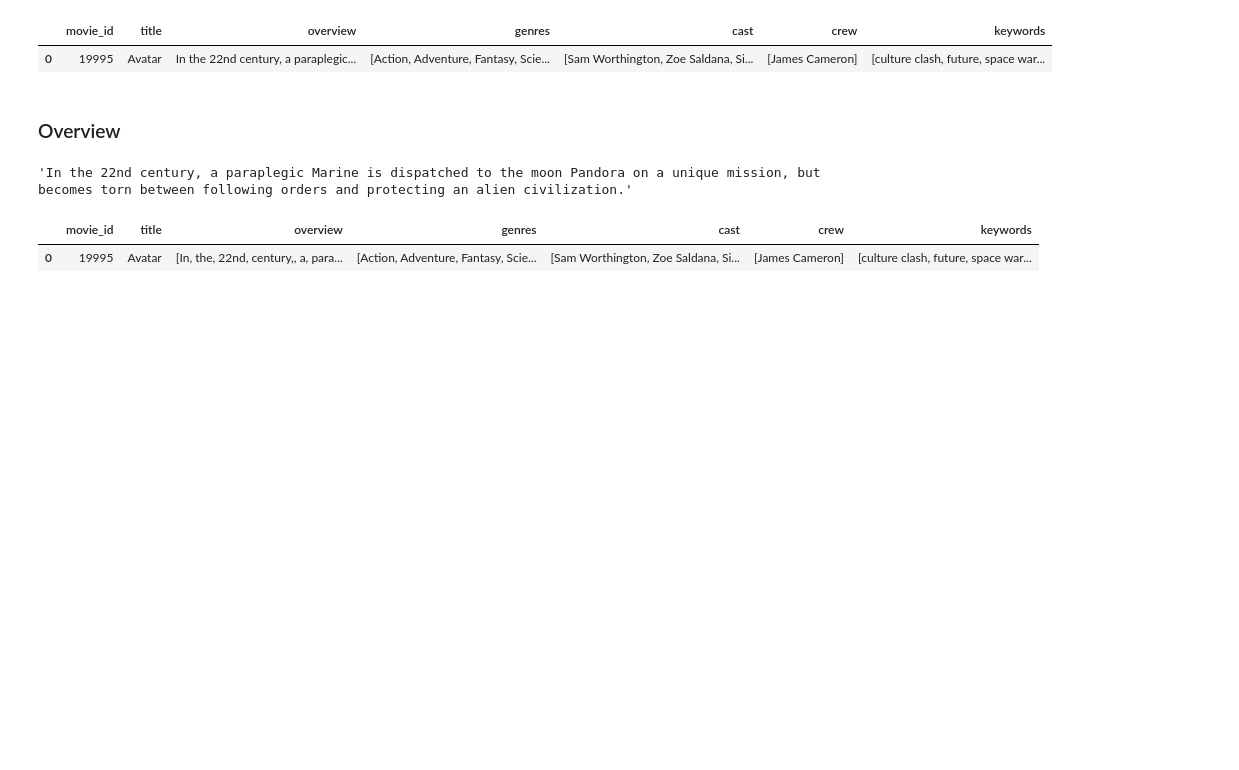
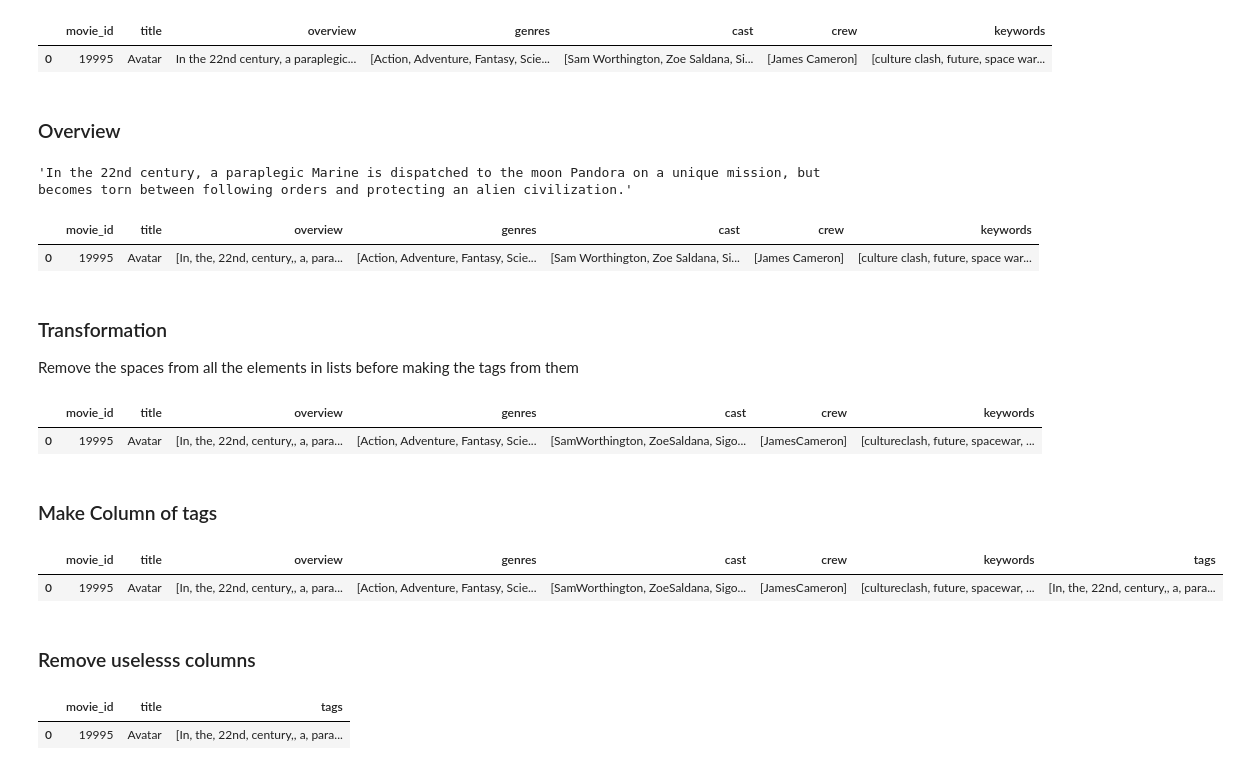
Before and after one commit to IIvexII/movie-recommender, a Jupyter notebook: movie_recommender.ipynb, the cells around one changed output. Saved outputs shown, nothing was run; the diff lists cells and outputs as text; code cells hidden in the pictures; blank space fills up the shorter version.

```diff
--- a/movie_recommender.ipynb
+++ b/movie_recommender.ipynb
@@ -135,3 +138,31 @@ movies.head(1)
 # %% [output]
 |  | movie_id | title | overview | genres | cast | crew | keywords |
 | 0 | 19995 | Avatar | [In, the, 22nd, century,, a, para... | [Action, Adventure, Fantasy, Scie... | [Sam Worthington, Zoe Saldana, Si... | [James Cameron] | [culture clash, future, space war... |
+# %% [markdown]
+### Transformation
+
+Remove the spaces from all the elements in lists before making the tags from them
+# %%
+def remove_spaces(list):
+    return [element.replace(" ", "") for element in list]
+# %%
+movies["genres"] = movies["genres"].apply(remove_spaces)
+movies["cast"] = movies["cast"].apply(remove_spaces)
+movies["crew"] = movies["crew"].apply(remove_spaces)
+movies["keywords"] = movies["keywords"].apply(remove_spaces)
+# %%
+movies.head(1)
+# %% [output]
+|  | movie_id | title | overview | genres | cast | crew | keywords |
+| 0 | 19995 | Avatar | [In, the, 22nd, century,, a, para... | [Action, Adventure, Fantasy, Scie... | [SamWorthington, ZoeSaldana, Sigo... | [JamesCameron] | [cultureclash, future, spacewar, ... |
+# %% [markdown]
+### Make Column of tags
+# %%
+movies["tags"] = movies["overview"] + movies["genres"] + movies["cast"] + movies["crew"] + movies["keywords"]
+# %%
+movies.head(1)
+# %% [output]
+|  | movie_id | title | overview | genres | cast | crew | keywords | tags |
+| 0 | 19995 | Avatar | [In, the, 22nd, century,, a, para... | [Action, Adventure, Fantasy, Scie... | [SamWorthington, ZoeSaldana, Sigo... | [JamesCameron] | [cultureclash, future, spacewar, ... | [In, the, 22nd, century,, a, para... |
+# %% [markdown]
+### Remove uselesss columns
@@ -137,0 +171,5 @@ movies.head(1)
+# %%
+movies.head(1)
+# %% [output]
+|  | movie_id | title | tags |
+| 0 | 19995 | Avatar | [In, the, 22nd, century,, a, para... |
```
Also changed, not shown: parts of 22 cells of this notebook.
